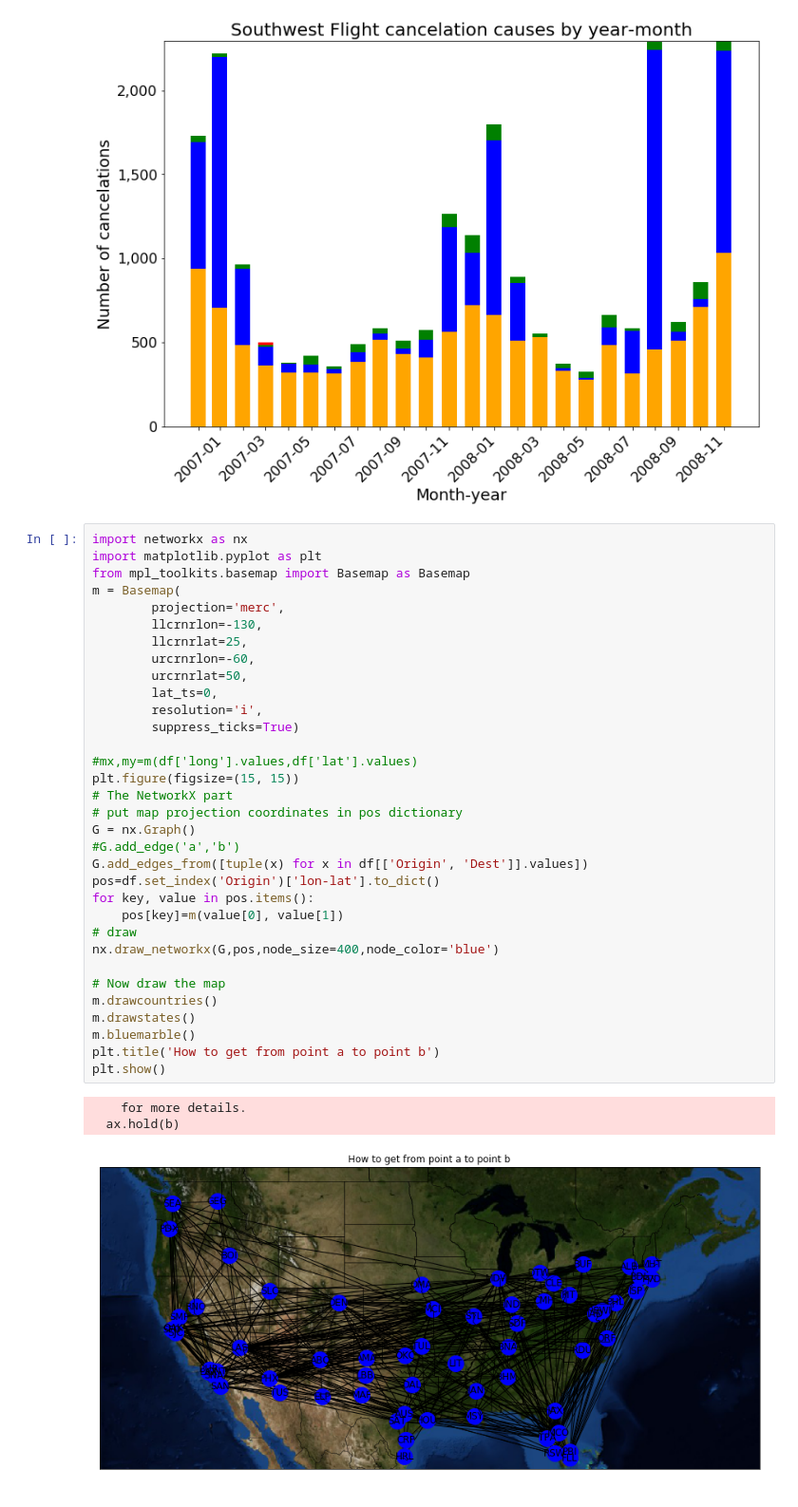
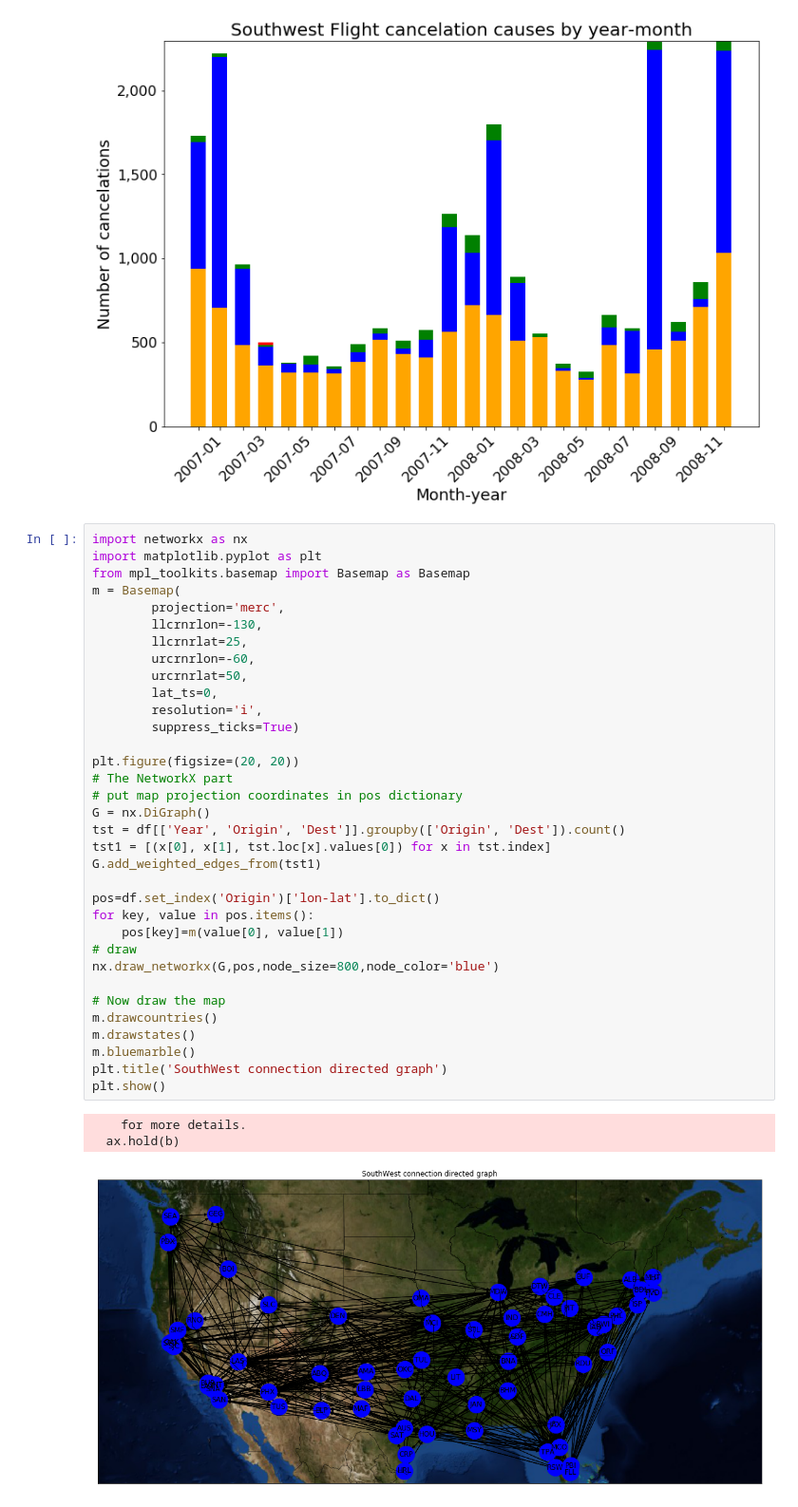
Before and after one commit to Zibski/Airline-on-time, a Jupyter notebook: Data Exploration.ipynb, the cells around one changed output. Shown at 95% size. Drawn from its saved outputs; the diff is of its cells as text.

```diff
--- a/Data Exploration.ipynb
+++ b/Data Exploration.ipynb
@@ -300,37 +300,38 @@ plt.show()
 # %%
 import networkx as nx
 import matplotlib.pyplot as plt
 from mpl_toolkits.basemap import Basemap as Basemap
 m = Basemap(
         projection='merc',
         llcrnrlon=-130,
         llcrnrlat=25,
         urcrnrlon=-60,
         urcrnrlat=50,
         lat_ts=0,
         resolution='i',
         suppress_ticks=True)
 
-#mx,my=m(df['long'].values,df['lat'].values)
-plt.figure(figsize=(15, 15))
+plt.figure(figsize=(20, 20))
 # The NetworkX part
 # put map projection coordinates in pos dictionary
-G = nx.Graph()
-#G.add_edge('a','b')
-G.add_edges_from([tuple(x) for x in df[['Origin', 'Dest']].values])
+G = nx.DiGraph()
+tst = df[['Year', 'Origin', 'Dest']].groupby(['Origin', 'Dest']).count()
+tst1 = [(x[0], x[1], tst.loc[x].values[0]) for x in tst.index]
+G.add_weighted_edges_from(tst1)
+
 pos=df.set_index('Origin')['lon-lat'].to_dict()
 for key, value in pos.items():
     pos[key]=m(value[0], value[1])
 # draw
-nx.draw_networkx(G,pos,node_size=400,node_color='blue')
+nx.draw_networkx(G,pos,node_size=800,node_color='blue')
 
 # Now draw the map
 m.drawcountries()
 m.drawstates()
 m.bluemarble()
-plt.title('How to get from point a to point b')
+plt.title('SouthWest connection directed graph')
 plt.show()
 # %% [output]
     for more details.
   ax.hold(b)
-[figure, old version]
+[figure, new version]
```
Also changed, not shown: parts of 6 cells of this notebook.
